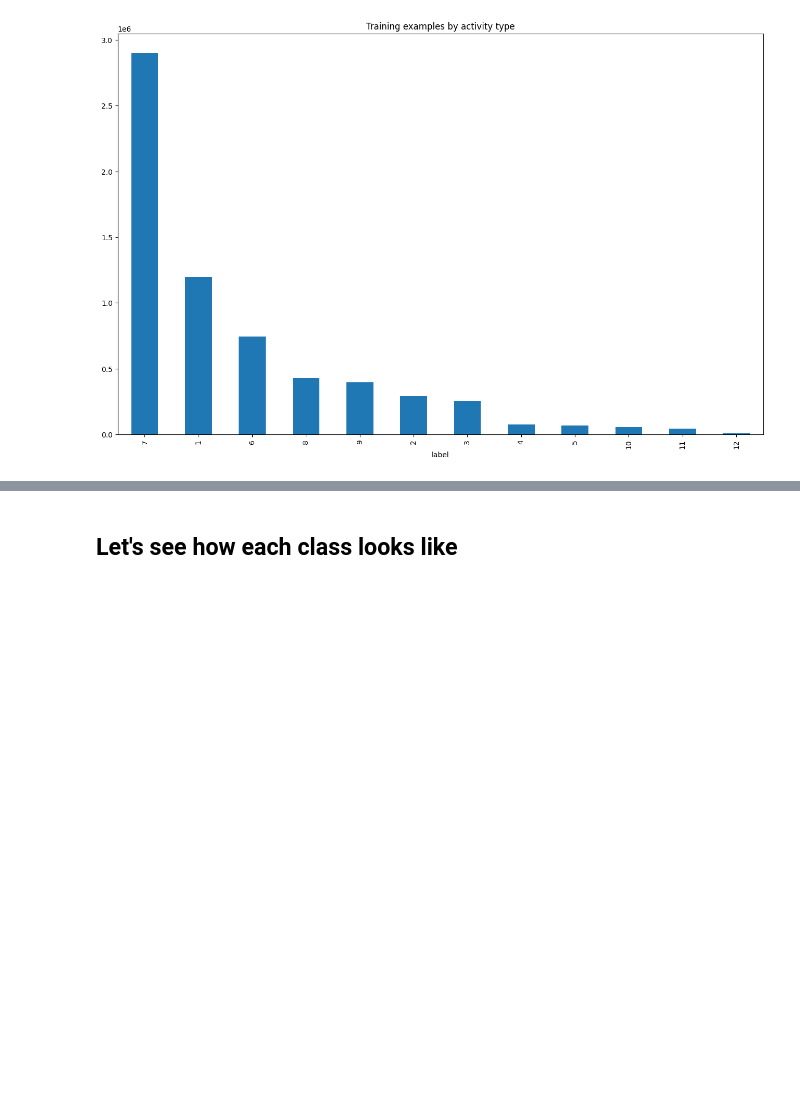
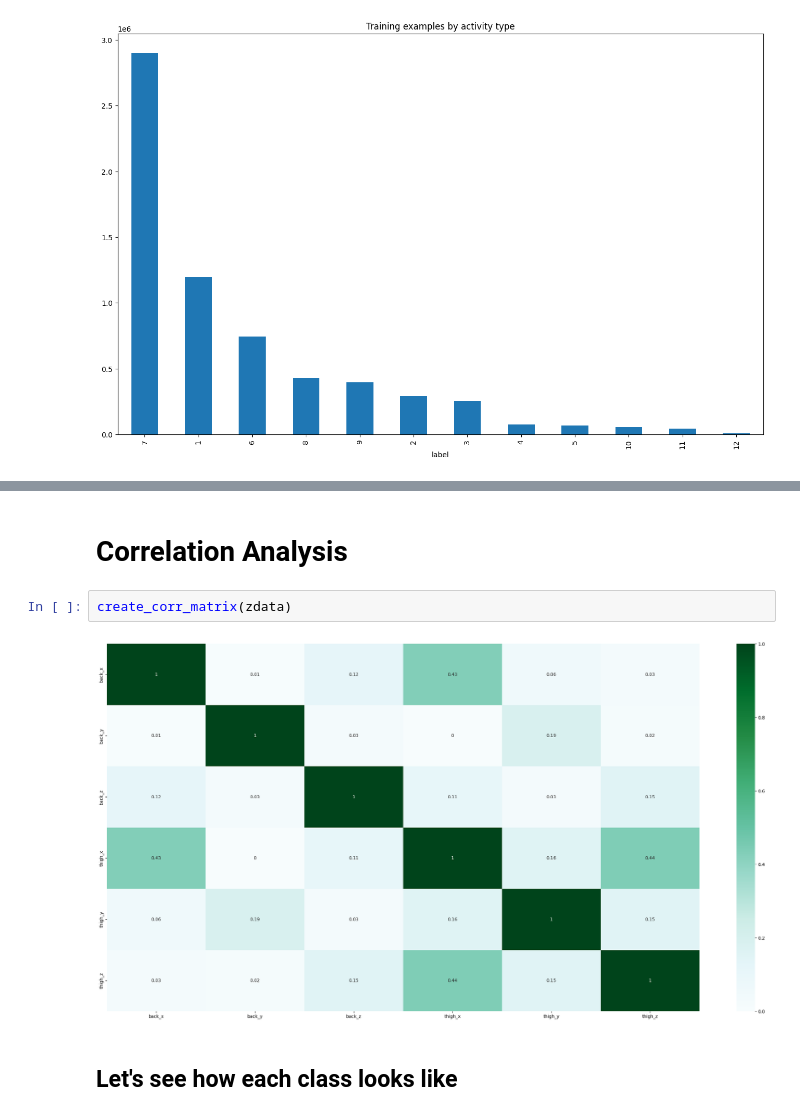
Before and after one commit to ELEFTHERIOSAMITSIS/data_mining, a Jupyter notebook: organize.ipynb, the cells around one changed output, grey strips where cells are left out. Cells and saved outputs as stored; diff of their text form; blank space fills up the shorter version.

```diff
--- a/organize.ipynb
+++ b/organize.ipynb
@@ -24,3 +106,9 @@ smoothed_df=rolling_means(data,10)
+# %% [markdown]
+# Correlation Analysis
+# %%
+create_corr_matrix(zdata)
+# %% [output]
+[figure, added]
 # %% [markdown]
 ## Let's see how each class looks like
 # %% [markdown]
```
Also changed, not shown: parts of 29 cells of this notebook, 4 other files.
